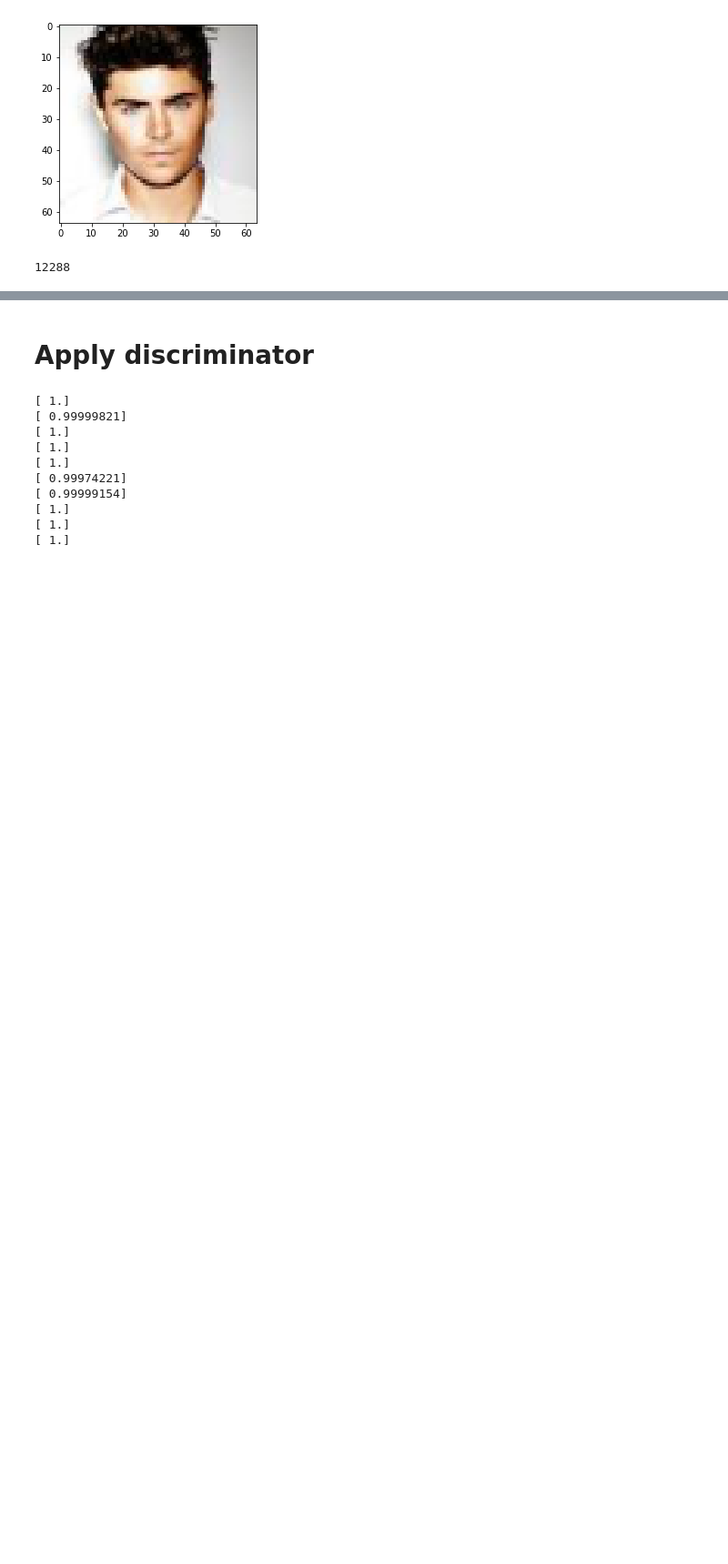
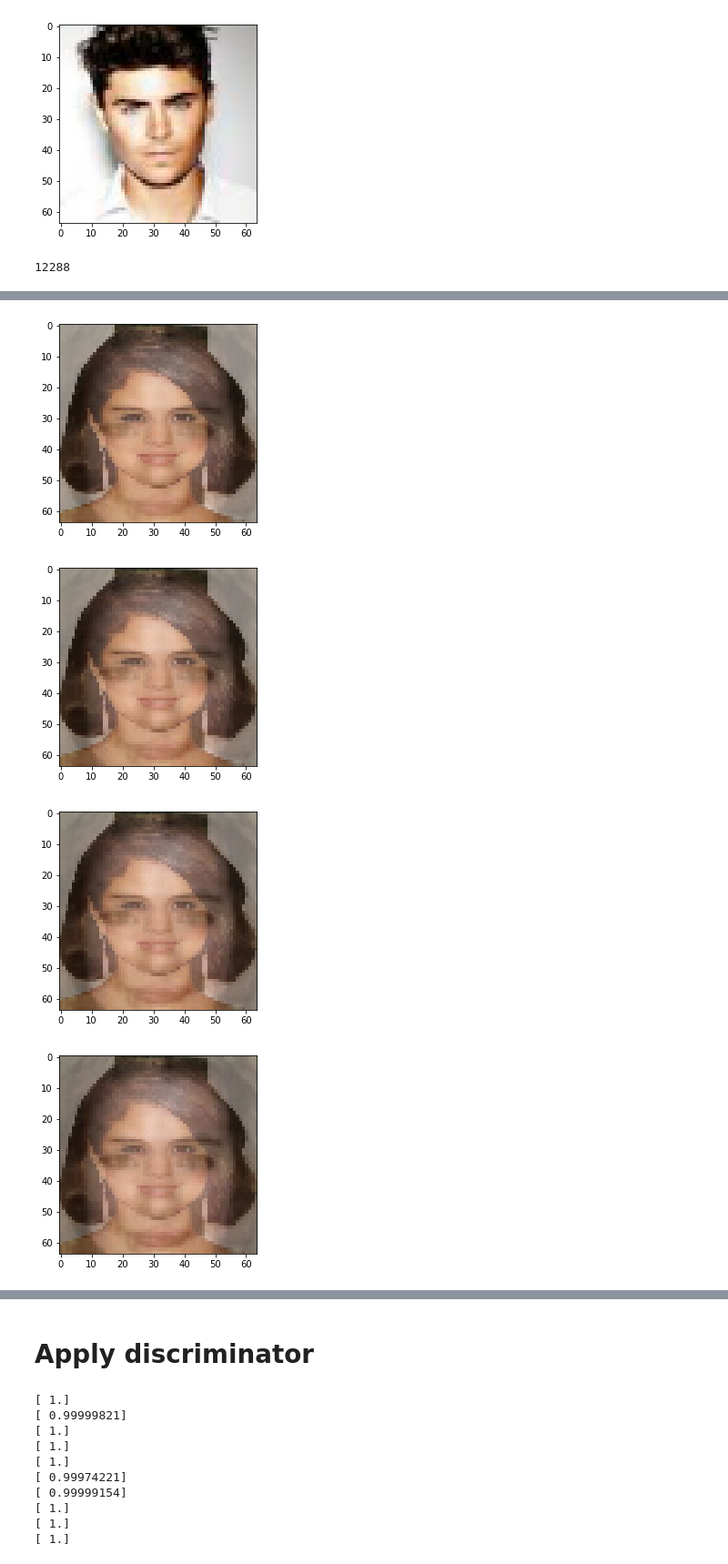
Before and after one commit to adepalatis/EE379K, a Jupyter notebook: Lab7/nn_compsensing/tfupgraded_src/my_DCGAN1.ipynb, the cells around one changed output, grey strips where cells are left out. Shown at 91% size. Cells and saved outputs as stored; diff of their text form; code cells hidden in the pictures; blank space fills up the shorter version.

```diff
--- a/Lab7/nn_compsensing/tfupgraded_src/my_DCGAN1.ipynb
+++ b/Lab7/nn_compsensing/tfupgraded_src/my_DCGAN1.ipynb
@@ -92,0 +145,10 @@ plt.imshow(sess.run(tf.reshape(test_vec, [64,64,3], name='test_vec')))
+# %%
+''' Problem 4 '''
+for x in np.arange(0, 1, 0.1):
+    change = x * tf.reshape(test_vec1, [64,64,3]) + (1 - x) * tf.reshape(test_vec2, [64,64,3])
+    plt.figure().add_subplot(111).imshow(sess.run(change))
+# %% [output]
+[figure, added]
+[figure, added]
+[figure, added]
+[figure, added]
```
Also changed, not shown: parts of 5 cells of this notebook.
